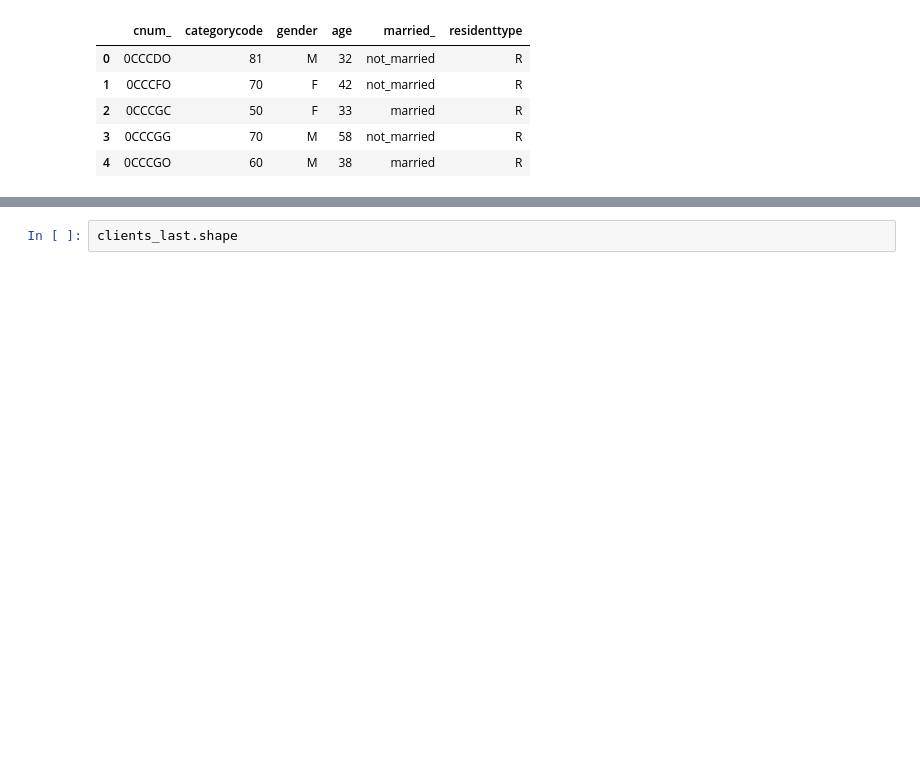
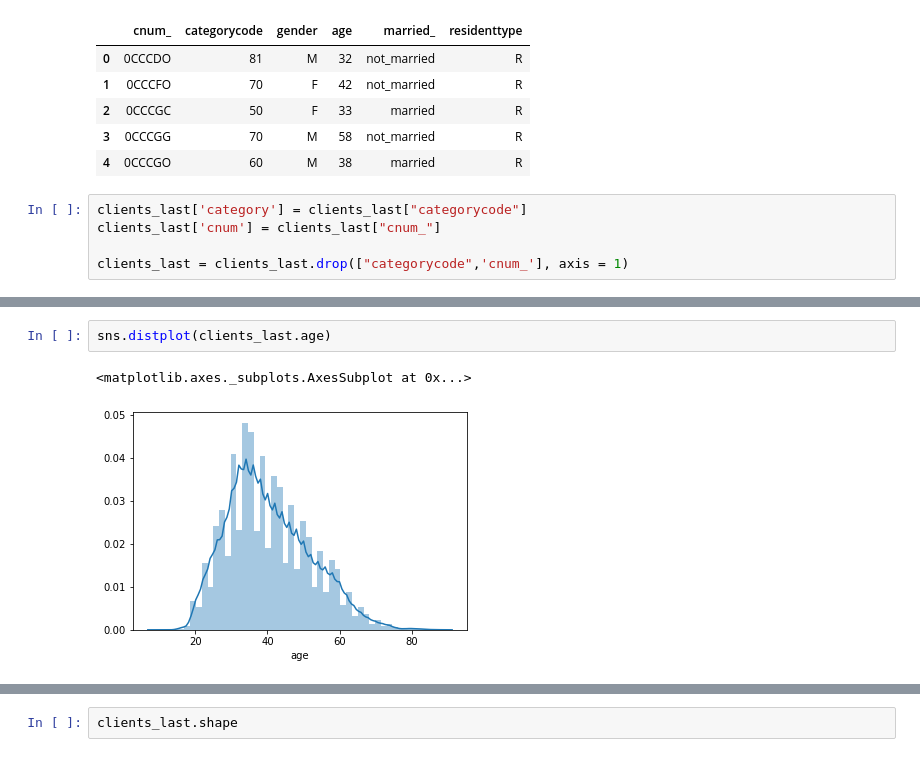
Before and after one commit to korney3/RaifHackDS29, a Jupyter notebook: Data Analysis.ipynb, the cells around one changed output, grey strips where cells are left out. Cells and saved outputs as stored; diff of their text form; blank space fills up the shorter version.

```diff
--- a/Data Analysis.ipynb
+++ b/Data Analysis.ipynb
@@ -31,3 +197,8 @@ clients_last.head()
 | 2 | 0CCCGC | 50 | F | 33 | married | R |
 | 3 | 0CCCGG | 70 | M | 58 | not_married | R |
 | 4 | 0CCCGO | 60 | M | 38 | married | R |
+# %%
+clients_last['category'] = clients_last["categorycode"]
+clients_last['cnum'] = clients_last["cnum_"]
+
+clients_last = clients_last.drop(["categorycode",'cnum_'], axis = 1)
@@ -33,0 +214,5 @@ clients_last.head()
+# %%
+sns.distplot(clients_last.age)
+# %% [output]
+<matplotlib.axes._subplots.AxesSubplot at 0x...>
+[figure, added]
```
Also changed, not shown: parts of 97 cells of this notebook.
